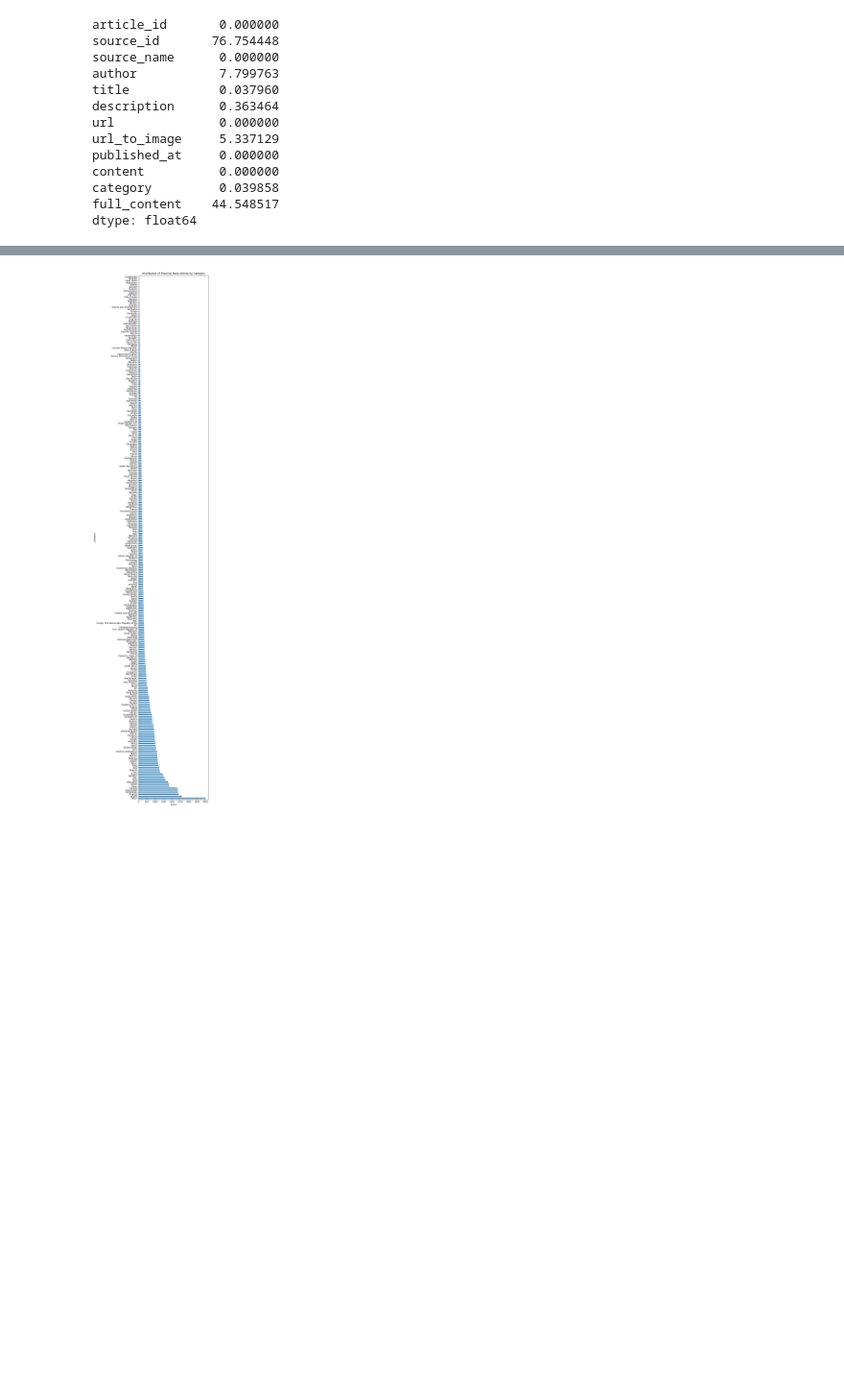
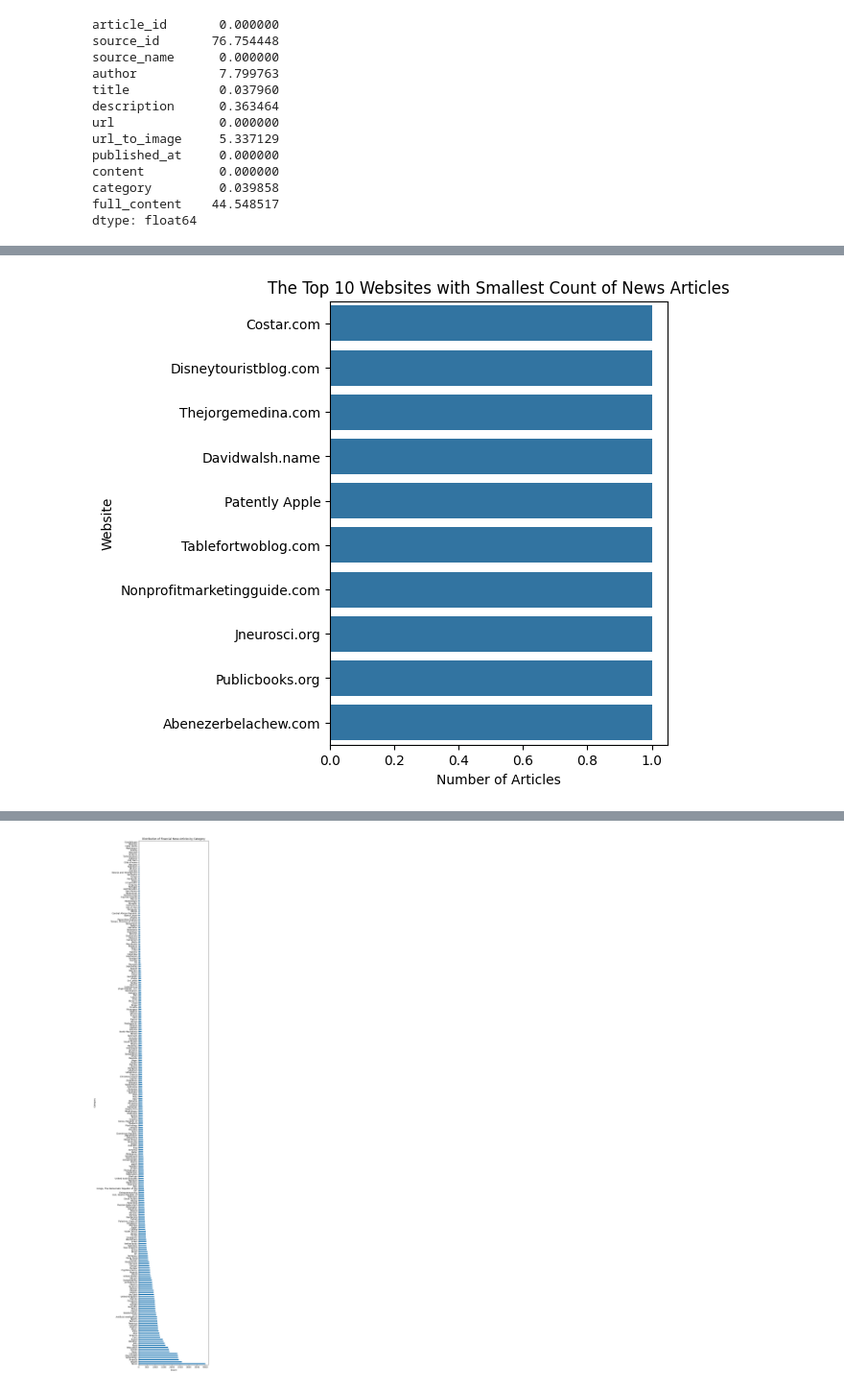
Before and after one commit to tegbiye/news_correlation_10ac_week0, a Jupyter notebook: src/news_analysis.ipynb, the cells around one changed output, grey strips where cells are left out. Shown at 96% size. Saved outputs shown, nothing was run; the diff lists cells and outputs as text; code cells hidden in the pictures; blank space fills up the shorter version.

```diff
--- a/src/news_analysis.ipynb
+++ b/src/news_analysis.ipynb
@@ -341,0 +138,12 @@ dtype: float64
+# %%
+# bottom 10 websites with the largest count of news articles
+bottom_10_websites = data_df['source_name'].value_counts().nsmallest(10)
+plt.figure(figsize=(10, 6))
+plt.subplot(1, 2, 2)
+sns.barplot(x=bottom_10_websites.values, y=bottom_10_websites.index,legend=False)
+plt.title('The Top 10 Websites with Smallest Count of News Articles')
+plt.xlabel('Number of Articles')
+plt.ylabel('Website')
+plt.show()
+# %% [output]
+[figure, added]
```
Also changed, not shown: parts of 40 cells of this notebook.
